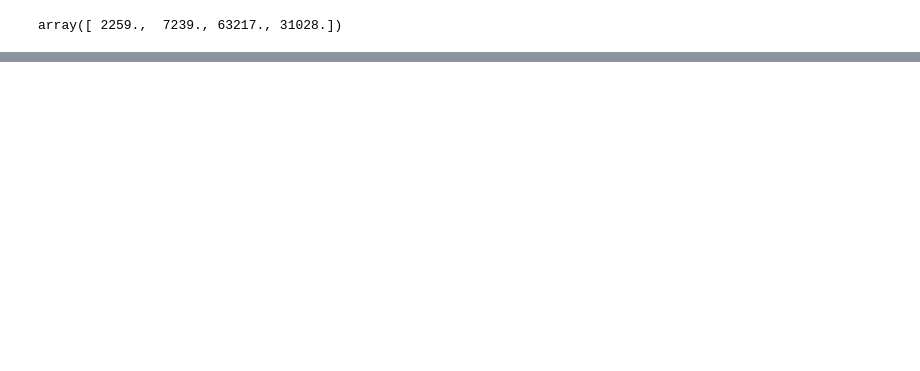
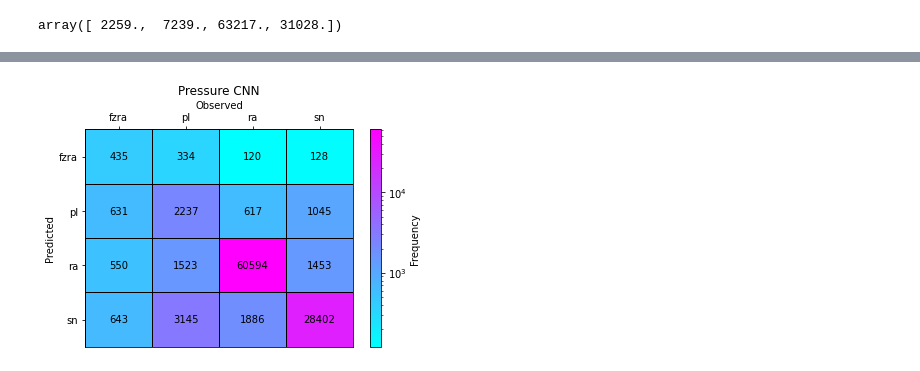
Before and after one commit to ai2es/ptype-physical, a Jupyter notebook: notebooks/CNN1d.ipynb, the cells around one changed output, grey strips where cells are left out. Saved outputs shown, nothing was run; the diff lists cells and outputs as text; code cells hidden in the pictures; blank space fills up the shorter version.

```diff
--- a/notebooks/CNN1d.ipynb
+++ b/notebooks/CNN1d.ipynb
@@ -472,11 +455,11 @@ Epoch 20/20
 conv_input_layer_p = Input(shape=train_pres_x.shape[1:], name="conv_input")
 model_p = conv_input_layer_p
 model_p = Conv1D(16, 5, data_format="channels_last", activation='relu', kernel_regularizer=None, padding="same")(model_p)
-model_p = AveragePooling1D(pool_size=3)(model_p)
+model_p = AveragePooling1D(pool_size=2)(model_p)
 model_p = Conv1D(32, 5, data_format="channels_last", activation='relu', kernel_regularizer=None, padding="same")(model_p)
-model_p = AveragePooling1D(pool_size=3)(model_p)
+model_p = AveragePooling1D(pool_size=2)(model_p)
 model_p = Conv1D(64, 5, data_format="channels_last", activation='relu', kernel_regularizer=None, padding="same")(model_p)
-model_p = AveragePooling1D(pool_size=3)(model_p)
+model_p = AveragePooling1D(pool_size=2)(model_p)
 model_p = Flatten()(model_p)
 model_p = Dense(128, activation='relu')(model_p)
 model_p = Dense(4, activation='softmax')(model_p)
@@ -573,0 +539,22 @@ Text(0, 0.5, 'Predicted')
+# %%
+fig, ax = plt.subplots()
+plt.pcolormesh(np.arange(0, 4), np.arange(0, 4), mc_p.table, norm=LogNorm(), edgecolors="k", cmap="cool")
+plt.colorbar(label="Frequency")
+for pc, pred_class in enumerate(np.unique(mping["train"]["precip"])):
+    for oc, obs_class in enumerate(np.unique(mping["train"]["precip"])):
+        plt.text(oc, pc, mc_p.table[pc, oc], ha="center", va="center")
+mc.table
+plt.xticks(np.arange(0, 4))
+plt.yticks(np.arange(0, 4))
+ax.set_xticklabels(np.unique(mping["train"]["precip"]))
+ax.set_yticklabels(np.unique(mping["train"]["precip"]))
+ax.invert_yaxis()
+ax.xaxis.tick_top()
+
+plt.xlabel("Observed")
+plt.ylabel("Predicted")
+ax.xaxis.set_label_position('top')
+plt.title("Pressure CNN")
+plt.savefig("pressure_ct.png", dpi=200, bbox_inches="tight")
+# %% [output]
+[figure, added]
```
Also changed, not shown: parts of 17 cells of this notebook, 2 other files.
